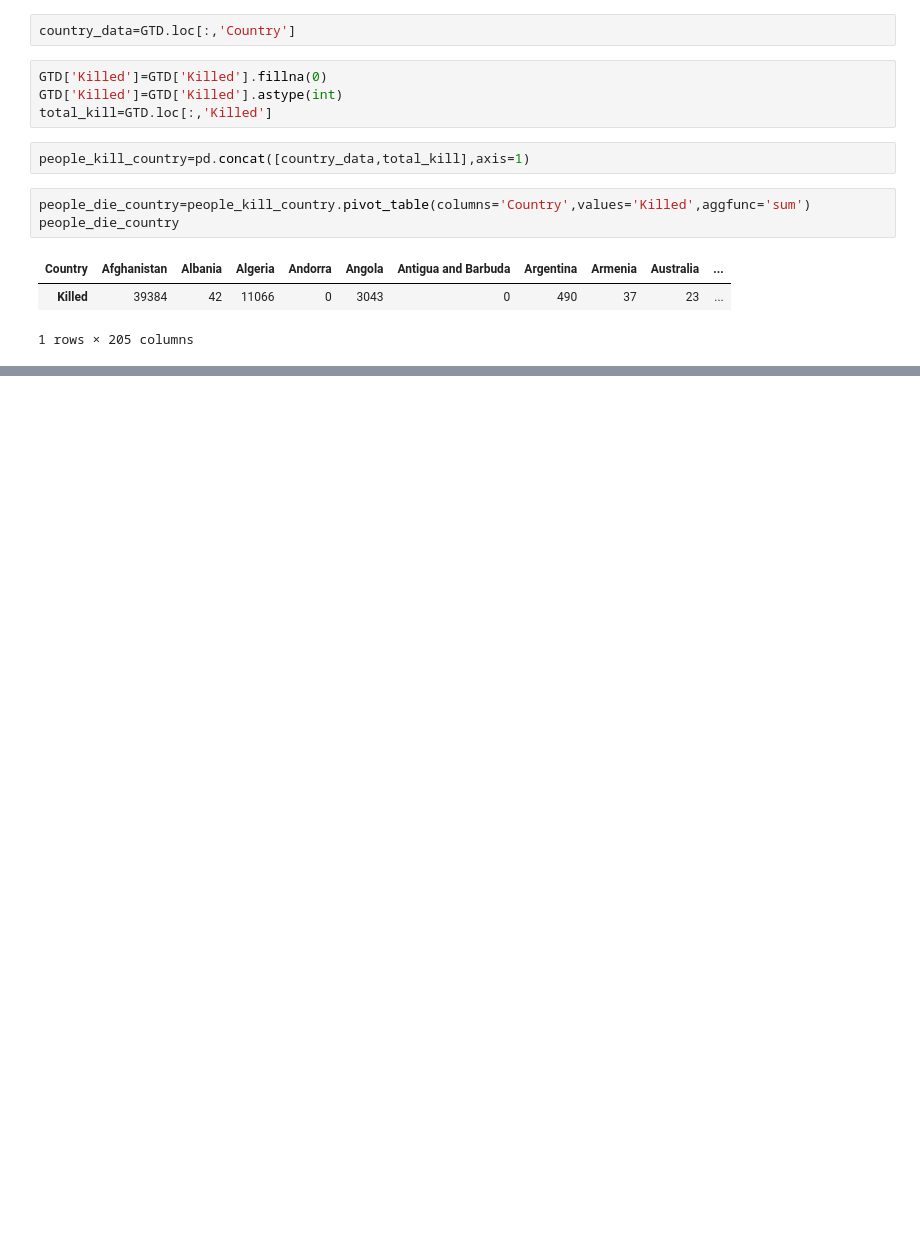
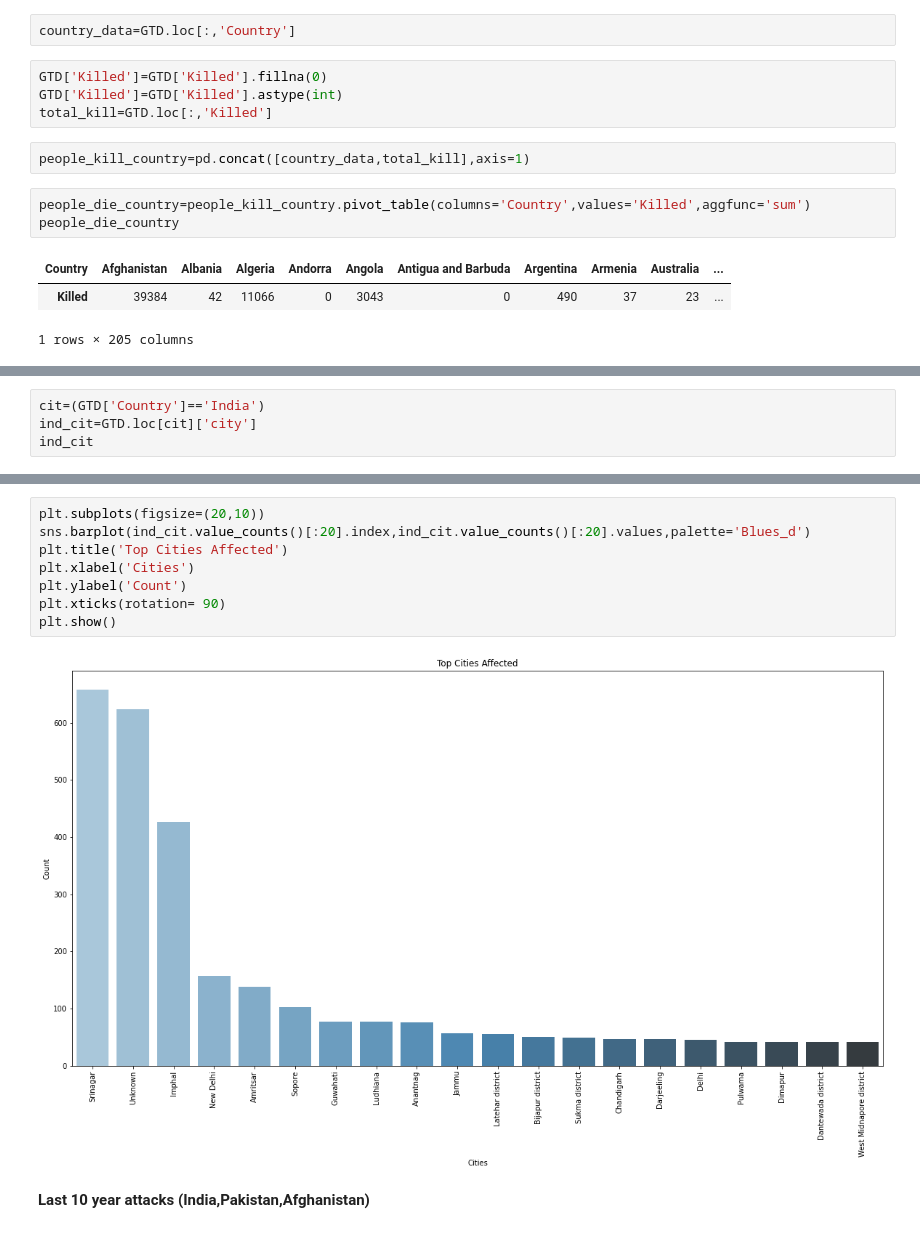
Before and after one commit to Rohan20202/Global-Terrorism-Analysis, a Jupyter notebook: GTD.ipynb, the cells around one changed output, grey strips where cells are left out. Drawn from its saved outputs; the diff is of its cells as text; blank space fills up the shorter version.

```diff
--- a/GTD.ipynb
+++ b/GTD.ipynb
@@ -365,0 +486,4 @@ people_die_country
+# %%
+cit=(GTD['Country']=='India')
+ind_cit=GTD.loc[cit]['city']
+ind_cit
@@ -365,0 +544,12 @@ people_die_country
+# %%
+plt.subplots(figsize=(20,10))
+sns.barplot(ind_cit.value_counts()[:20].index,ind_cit.value_counts()[:20].values,palette='Blues_d')
+plt.title('Top Cities Affected')
+plt.xlabel('Cities')
+plt.ylabel('Count')
+plt.xticks(rotation= 90)
+plt.show()
+# %% [output]
+[figure, added]
+# %% [markdown]
+**Last 10 year attacks (India,Pakistan,Afghanistan)**
```
Also changed, not shown: parts of 30 cells of this notebook.
